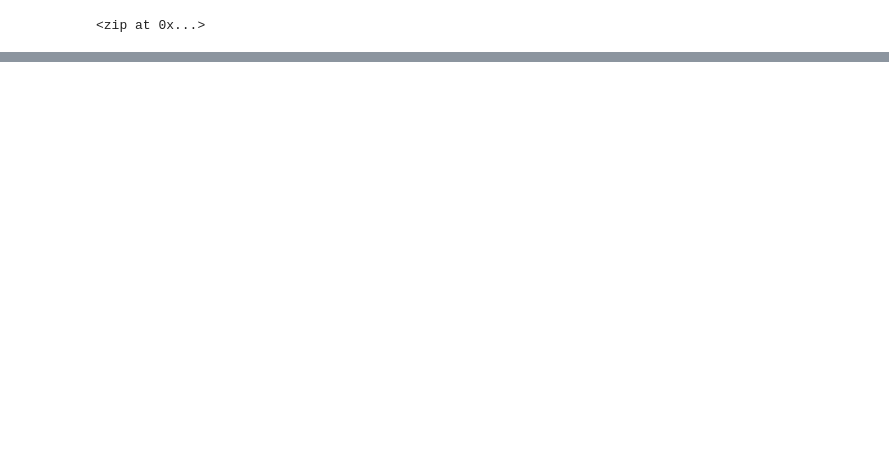
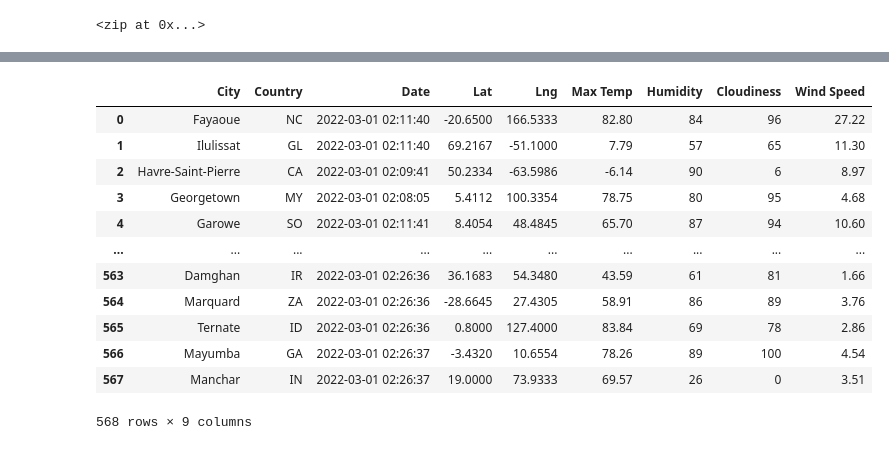
Before and after one commit to david-garza/World_Weather_Analysis, a Jupyter notebook: WeatherPy.ipynb, the cells around one changed output, grey strips where cells are left out. Drawn from its saved outputs; the diff is of its cells as text; code cells hidden in the pictures; blank space fills up the shorter version.

Commit message:
Collected cities data

```diff
--- a/WeatherPy.ipynb
+++ b/WeatherPy.ipynb
@@ -7,3 +15,7 @@ from citipy import citipy
+# %%
+# Build the basic URL
+# Starting URL for Weather Map API Call.
+url = "http://api.openweathermap.org/data/2.5/weather?units=Imperial&APPID=" + weather_api_key
 # %%
 # Create a set of random latitude and longitude combinations.
 lats = np.random.uniform(low=-90.000, high=90.000, size=1500)
@@ -31,0 +124,4 @@ len(cities)
+# %%
+# Convert the array of dictionaries to a Pandas DataFrame.
+city_data_df = pd.DataFrame(city_data)
+city_data_df.head(10)
@@ -31,0 +140,18 @@ len(cities)
+# %%
+new_column_order = ["City","Country","Date","Lat","Lng","Max Temp","Humidity","Cloudiness","Wind Speed"]
+city_data_df=city_data_df[new_column_order]
+city_data_df
+# %% [output]
+|  | City | Country | Date | Lat | Lng | Max Temp | Humidity | Cloudiness | Wind Speed |
+| 0 | Fayaoue | NC | 2022-03-01 02:11:40 | -20.6500 | 166.5333 | 82.80 | 84 | 96 | 27.22 |
+| 1 | Ilulissat | GL | 2022-03-01 02:11:40 | 69.2167 | -51.1000 | 7.79 | 57 | 65 | 11.30 |
+| 2 | Havre-Saint-Pierre | CA | 2022-03-01 02:09:41 | 50.2334 | -63.5986 | -6.14 | 90 | 6 | 8.97 |
+| 3 | Georgetown | MY | 2022-03-01 02:08:05 | 5.4112 | 100.3354 | 78.75 | 80 | 95 | 4.68 |
+| 4 | Garowe | SO | 2022-03-01 02:11:41 | 8.4054 | 48.4845 | 65.70 | 87 | 94 | 10.60 |
+| ... | ... | ... | ... | ... | ... | ... | ... | ... | ... |
+| 563 | Damghan | IR | 2022-03-01 02:26:36 | 36.1683 | 54.3480 | 43.59 | 61 | 81 | 1.66 |
+| 564 | Marquard | ZA | 2022-03-01 02:26:36 | -28.6645 | 27.4305 | 58.91 | 86 | 89 | 3.76 |
+| 565 | Ternate | ID | 2022-03-01 02:26:36 | 0.8000 | 127.4000 | 83.84 | 69 | 78 | 2.86 |
+| 566 | Mayumba | GA | 2022-03-01 02:26:37 | -3.4320 | 10.6554 | 78.26 | 89 | 100 | 4.54 |
+| 567 | Manchar | IN | 2022-03-01 02:26:37 | 19.0000 | 73.9333 | 69.57 | 26 | 0 | 3.51 |
+568 rows × 9 columns
```
Also changed, not shown: parts of 5 cells of this notebook, 3 other files.
